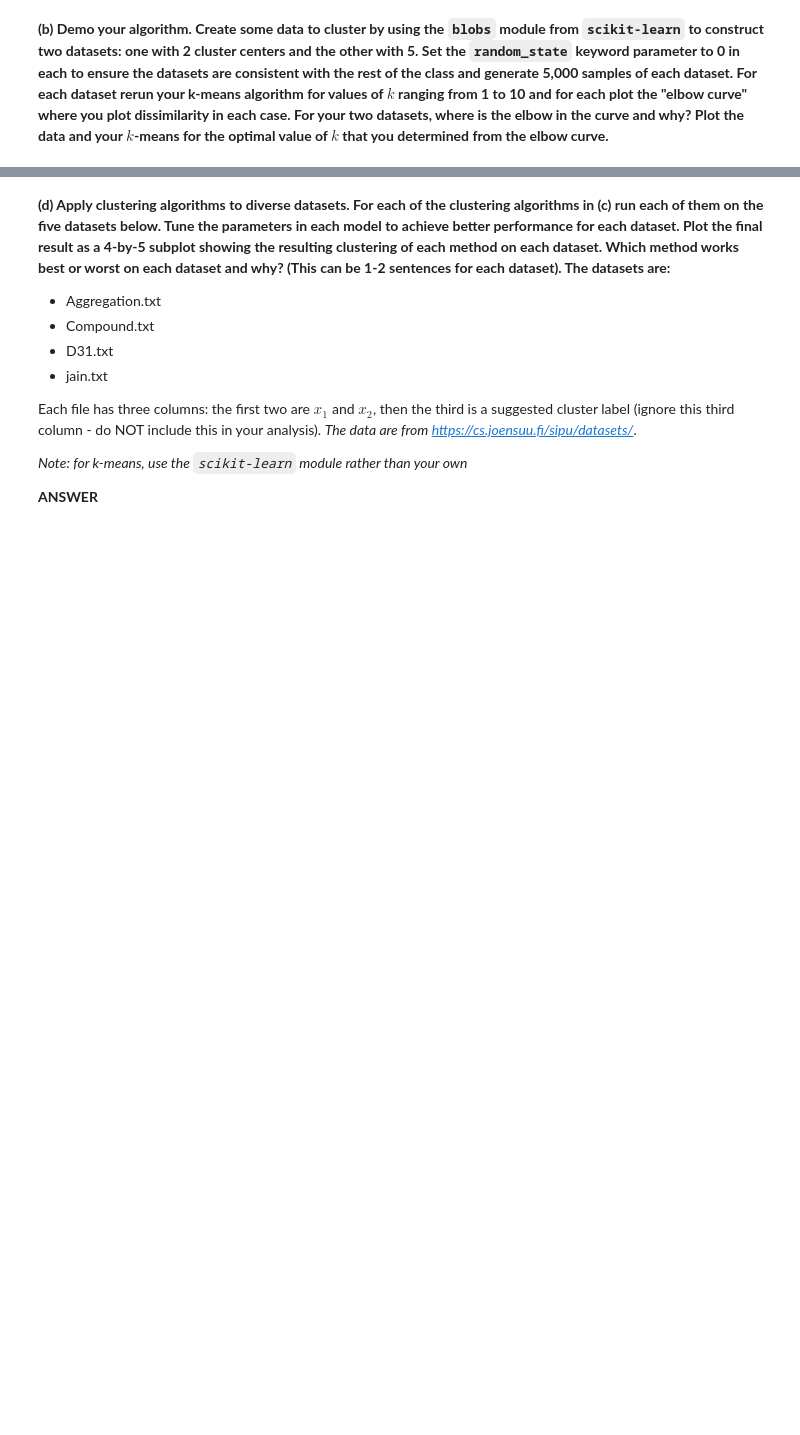
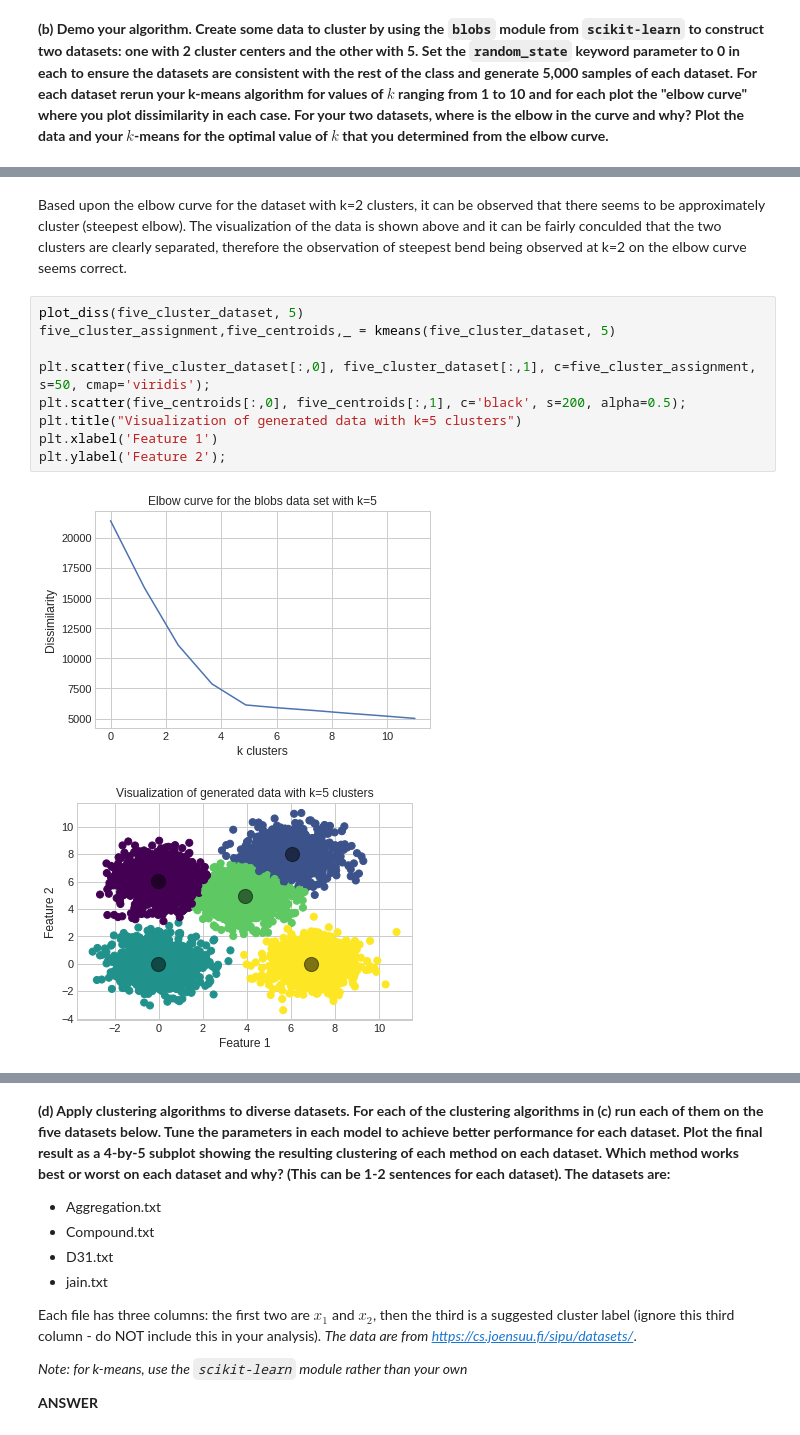
Before and after one commit to ravitashaw/ids705, a Jupyter notebook: assignment4/Assignment_4.ipynb, the cells around one changed output, grey strips where cells are left out. Drawn from its saved outputs; the diff is of its cells as text; blank space fills up the shorter version.

```diff
--- a/assignment4/Assignment_4.ipynb
+++ b/assignment4/Assignment_4.ipynb
@@ -129,0 +126,14 @@ five_cluster_assignment,five_centroids,_ = kmeans(five_cluster_dataset, 5)
+# %% [markdown]
+Based upon the elbow curve for the dataset with k=2 clusters, it can be observed that there seems to be approximately cluster (steepest elbow). The visualization of the data is shown above and it can be fairly conculded that the two clusters are clearly separated, therefore the observation of steepest bend being observed at k=2 on the elbow curve seems correct.
+# %%
+plot_diss(five_cluster_dataset, 5)
+five_cluster_assignment,five_centroids,_ = kmeans(five_cluster_dataset, 5)
+
+plt.scatter(five_cluster_dataset[:,0], five_cluster_dataset[:,1], c=five_cluster_assignment, s=50, cmap='viridis');
+plt.scatter(five_centroids[:,0], five_centroids[:,1], c='black', s=200, alpha=0.5);
+plt.title("Visualization of generated data with k=5 clusters")
+plt.xlabel('Feature 1')
+plt.ylabel('Feature 2');
+# %% [output]
+[figure, added]
+[figure, added]
```
Also changed, not shown: parts of 32 cells of this notebook.
